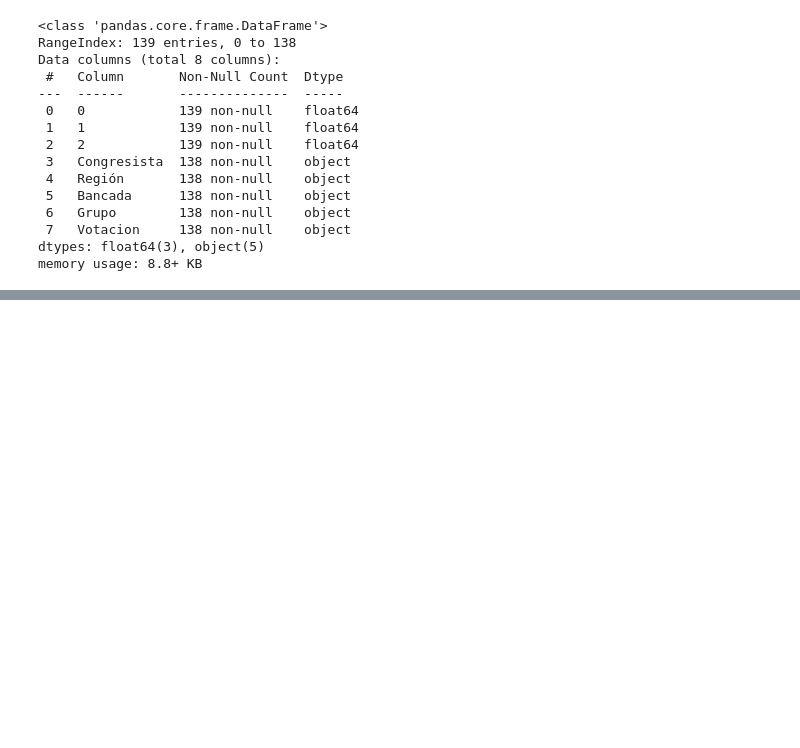
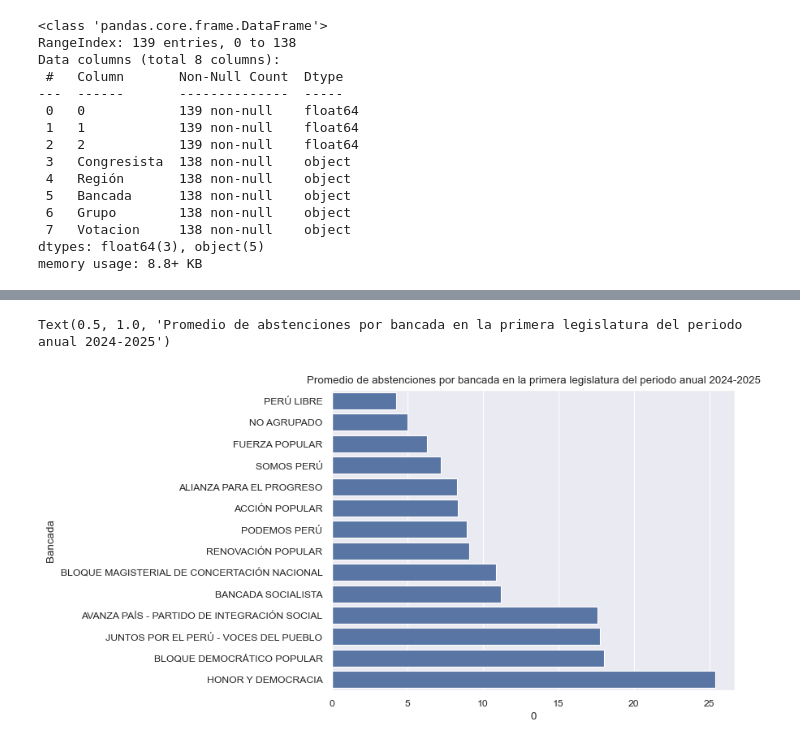
Before and after one commit to Andre-Carrillo/Data-Analysis-Portafolio, a Jupyter notebook: Análisis.ipynb, the cells around one changed output, grey strips where cells are left out. Saved outputs shown, nothing was run; the diff lists cells and outputs as text; code cells hidden in the pictures; blank space fills up the shorter version.

```diff
--- a/Análisis.ipynb
+++ b/Análisis.ipynb
@@ -176,0 +194,8 @@ fig.show()
+# %%
+#Bancadas que más se abstuvieron en el periodo Agosto - Noviembre del 2024
+sns.barplot(pd.concat([(VOTE_DICTIONARY["1.1.1"]==0).sum(axis=1).sort_values(ascending=False), Congress], axis=1).groupby("Bancada")[0].mean().sort_values(),
+            orient="h")
+plt.title("Promedio de abstenciones por bancada en la primera legislatura del periodo anual 2024-2025")
+# %% [output]
+Text(0.5, 1.0, 'Promedio de abstenciones por bancada en la primera legislatura del periodo anual 2024-2025')
+[figure, added]
```
Also changed, not shown: parts of 14 cells of this notebook.
